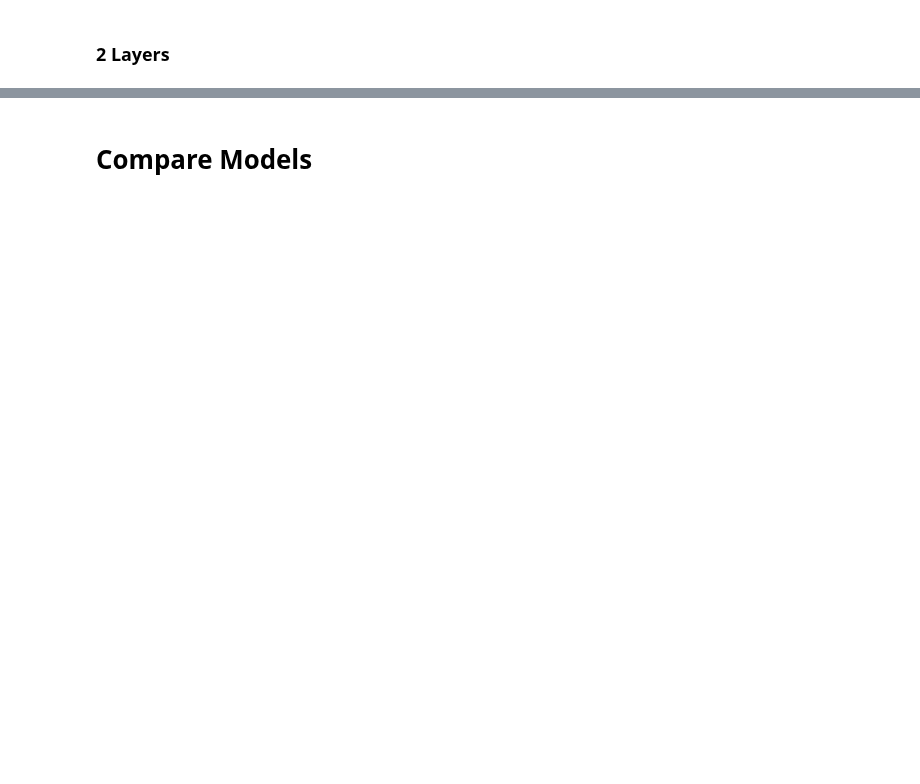
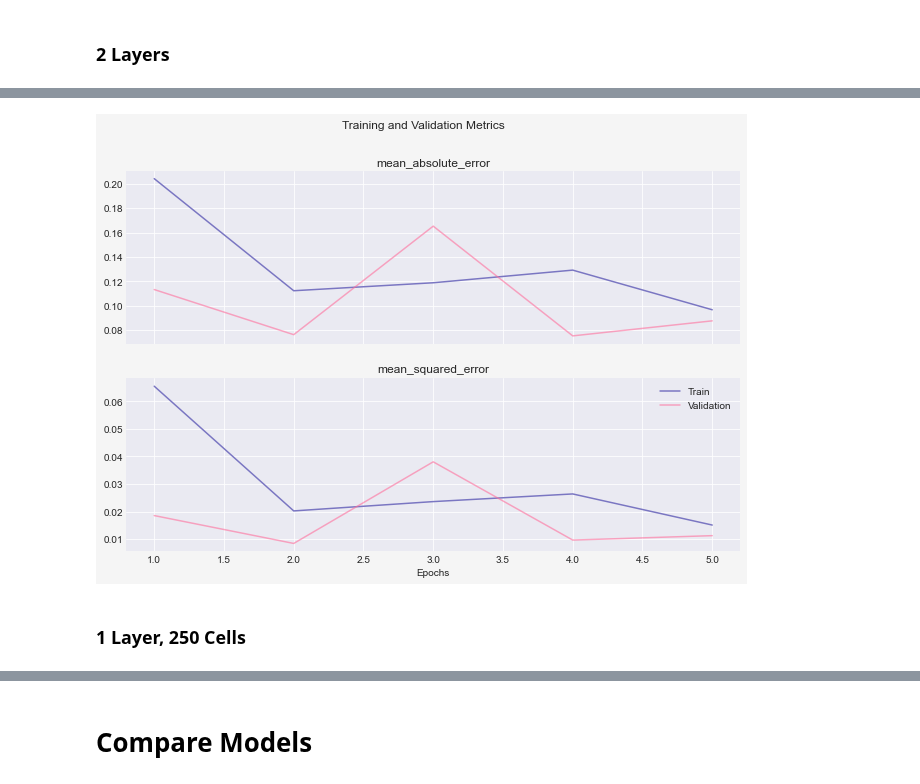
Before and after one commit to chrisoyer/ski-snow-modeling, a Jupyter notebook: src/analysis/TF-snow_ts_analysis.ipynb, the cells around one changed output, grey strips where cells are left out. Saved outputs shown, nothing was run; the diff lists cells and outputs as text; code cells hidden in the pictures; blank space fills up the shorter version.

Commit message:
several lstm models working and plotted. refactored out some functions into util file

```diff
--- a/src/analysis/TF-snow_ts_analysis.ipynb
+++ b/src/analysis/TF-snow_ts_analysis.ipynb
@@ -245,6 +279,6 @@ hist_plotter(lstm_100x1_hst.history)
 # %% [markdown]
 ### 2 Layers
 # %%
-lstm_100x2 = make_lstm(neurons=100, layers=2,
-                       batch_size=batch_size, x_shape=copper_scaled.shape)
+lstm_100x2 = make_lstm(neurons=100, layers=2,**model_kwg)
+lstm_100x2, lstm_100x2_hst = fit_model(model=lstm_100x2, **modelfit_kwg)
 lstm_100x2.summary()
@@ -251,5 +303,6 @@ lstm_100x2.summary()
-# %%
-lstm_100x2, lstm_100x2_hst = fit_model(model=lstm_100x2,
-                                       X=Xy_train,
-                                       X_val=Xy_val,
-                                       batch_size=batch_size, n_epoch=20)
+# %%
+hist_plotter(lstm_100x2_hst.history)
+# %% [output]
+[figure, added]
+# %% [markdown]
+### 1 Layer, 250 Cells
```
Also changed, not shown: parts of 20 cells of this notebook, 3 other files.
